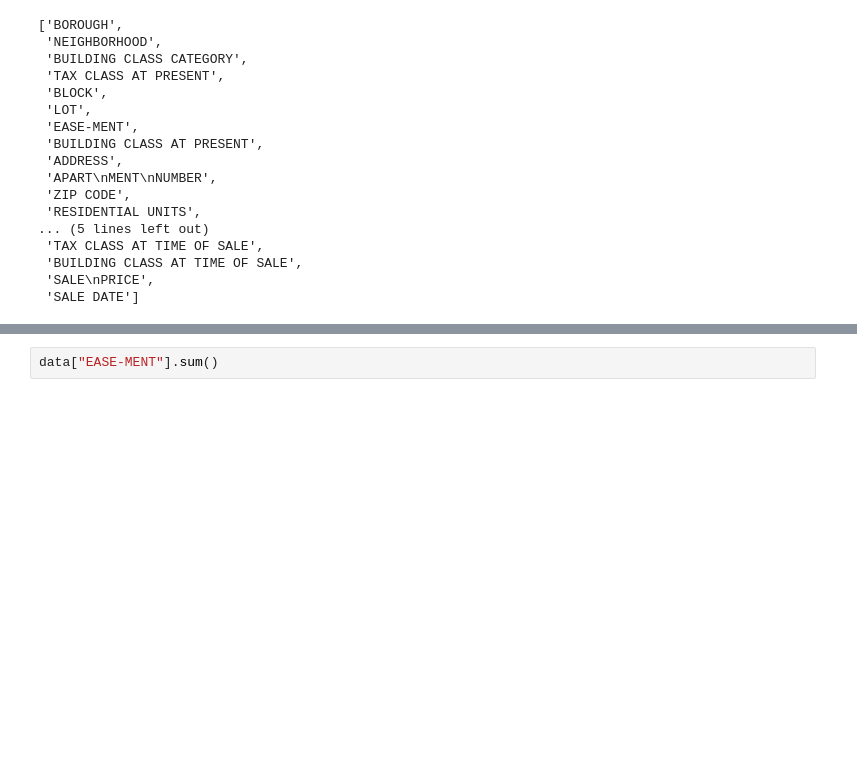
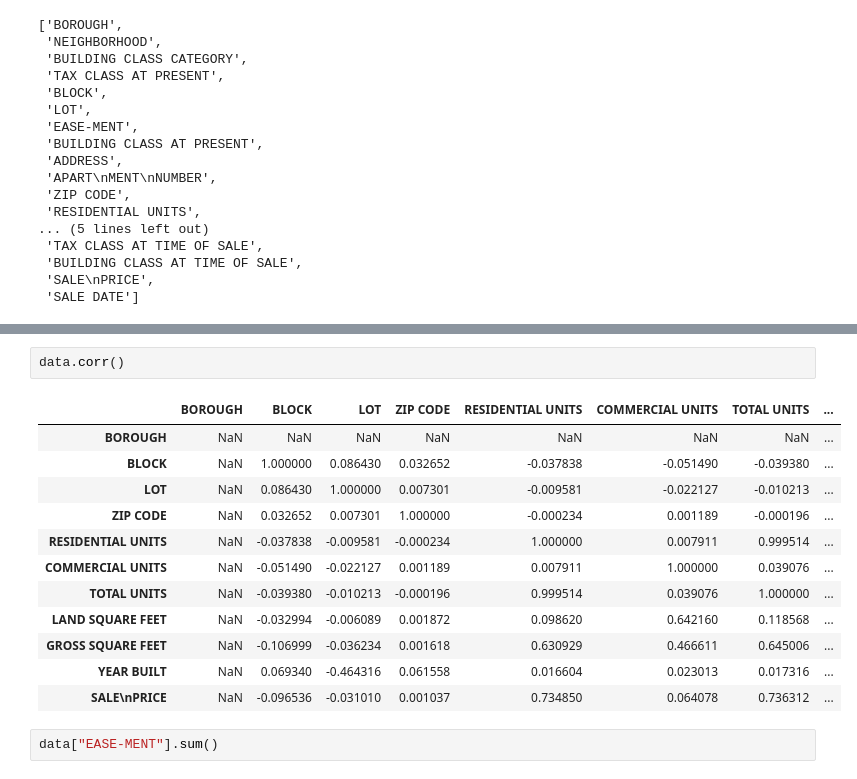
Before and after one commit to PavloPol/big_data_polosenko, a Jupyter notebook: Lab_2/Lab2.ipynb, the cells around one changed output, grey strips where cells are left out. Drawn from its saved outputs; the diff is of its cells as text; blank space fills up the shorter version.

```diff
--- a/Lab_2/Lab2.ipynb
+++ b/Lab_2/Lab2.ipynb
@@ -43,3 +120,18 @@ columns
+# %%
+data.corr()
+# %% [output]
+|  | BOROUGH | BLOCK | LOT | ZIP CODE | RESIDENTIAL UNITS | COMMERCIAL UNITS | TOTAL UNITS | ... |
+| BOROUGH | NaN | NaN | NaN | NaN | NaN | NaN | NaN | ... |
+| BLOCK | NaN | 1.000000 | 0.086430 | 0.032652 | -0.037838 | -0.051490 | -0.039380 | ... |
+| LOT | NaN | 0.086430 | 1.000000 | 0.007301 | -0.009581 | -0.022127 | -0.010213 | ... |
+| ZIP CODE | NaN | 0.032652 | 0.007301 | 1.000000 | -0.000234 | 0.001189 | -0.000196 | ... |
+| RESIDENTIAL UNITS | NaN | -0.037838 | -0.009581 | -0.000234 | 1.000000 | 0.007911 | 0.999514 | ... |
+| COMMERCIAL UNITS | NaN | -0.051490 | -0.022127 | 0.001189 | 0.007911 | 1.000000 | 0.039076 | ... |
+| TOTAL UNITS | NaN | -0.039380 | -0.010213 | -0.000196 | 0.999514 | 0.039076 | 1.000000 | ... |
+| LAND SQUARE FEET | NaN | -0.032994 | -0.006089 | 0.001872 | 0.098620 | 0.642160 | 0.118568 | ... |
+| GROSS SQUARE FEET | NaN | -0.106999 | -0.036234 | 0.001618 | 0.630929 | 0.466611 | 0.645006 | ... |
+| YEAR BUILT | NaN | 0.069340 | -0.464316 | 0.061558 | 0.016604 | 0.023013 | 0.017316 | ... |
+| SALE\nPRICE | NaN | -0.096536 | -0.031010 | 0.001037 | 0.734850 | 0.064078 | 0.736312 | ... |
 # %%
 data["EASE-MENT"].sum()
 # %% [output]
```
Also changed, not shown: parts of 8 cells of this notebook.
